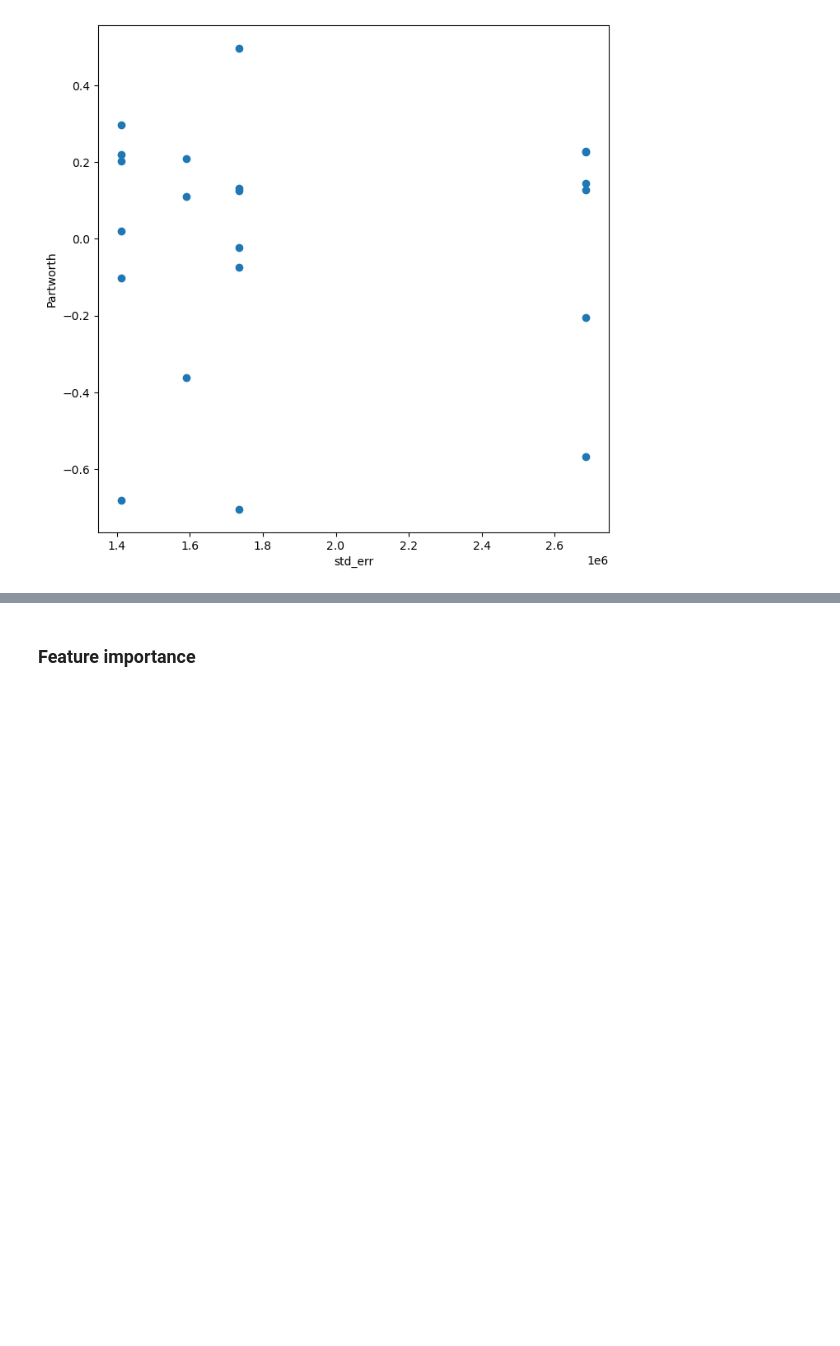
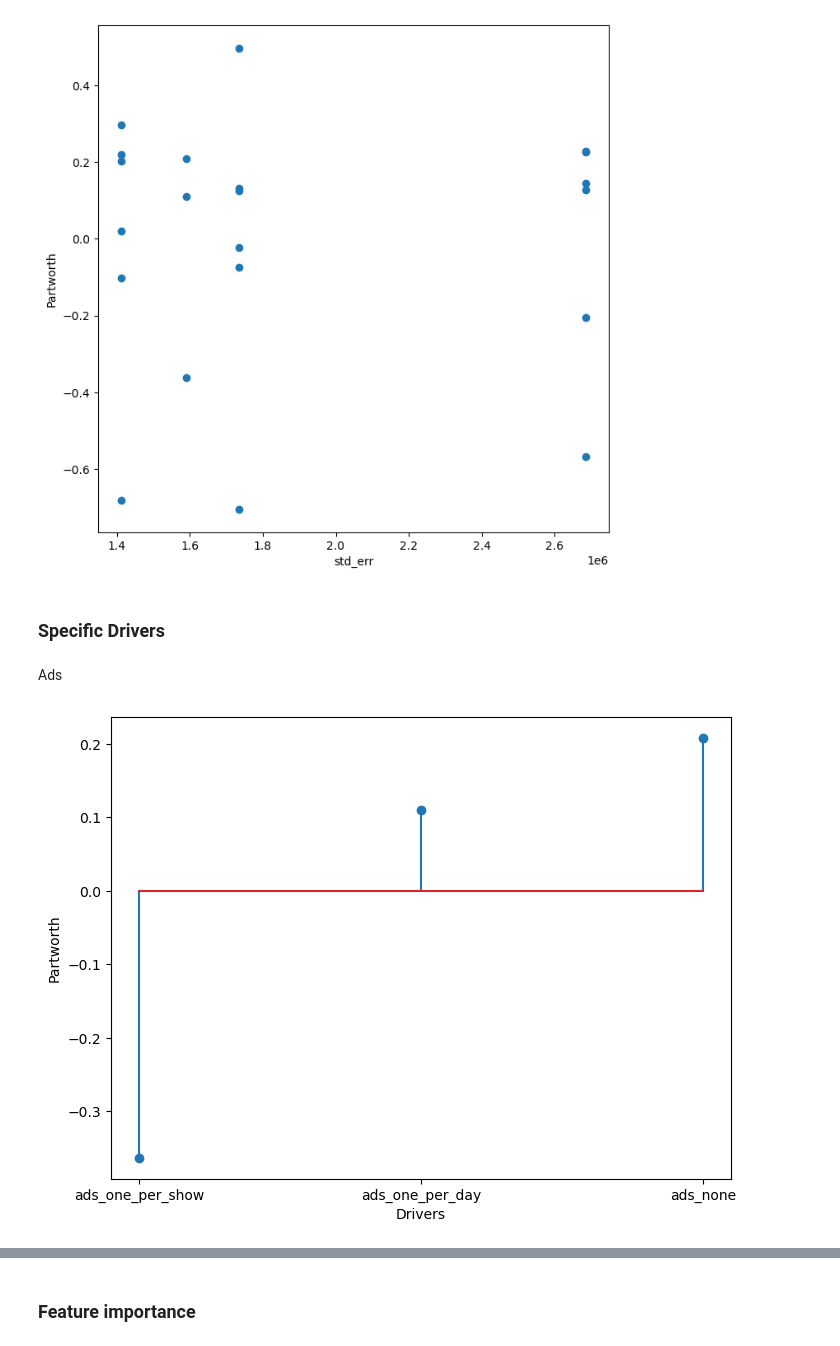
Before and after one commit to JiayiD77/Conjoint-Analysis, a Jupyter notebook: conjoint_analysis.ipynb, the cells around one changed output, grey strips where cells are left out. Drawn from its saved outputs; the diff is of its cells as text; code cells hidden in the pictures; blank space fills up the shorter version.

```diff
--- a/conjoint_analysis.ipynb
+++ b/conjoint_analysis.ipynb
@@ -127,3 +127,7 @@ plt.xlabel('std_err')
 plt.ylabel('Partworth');
 # %% [output]
 [figure]
+# %% [markdown]
+### Specific Drivers
+# %% [markdown]
+Ads
@@ -129,0 +141,9 @@ plt.ylabel('Partworth');
+# %%
+fig, ax = plt.subplots(figsize=(8, 6))
+plt.ylabel('Partworth')
+plt.xlabel('Drivers')
+(markers, stemlines, baseline) = plt.stem(attributes,
+                                          coeff,
+                                          use_line_collection=True)
+# %% [output]
+[figure, added]
```
Also changed, not shown: parts of 10 cells of this notebook.
